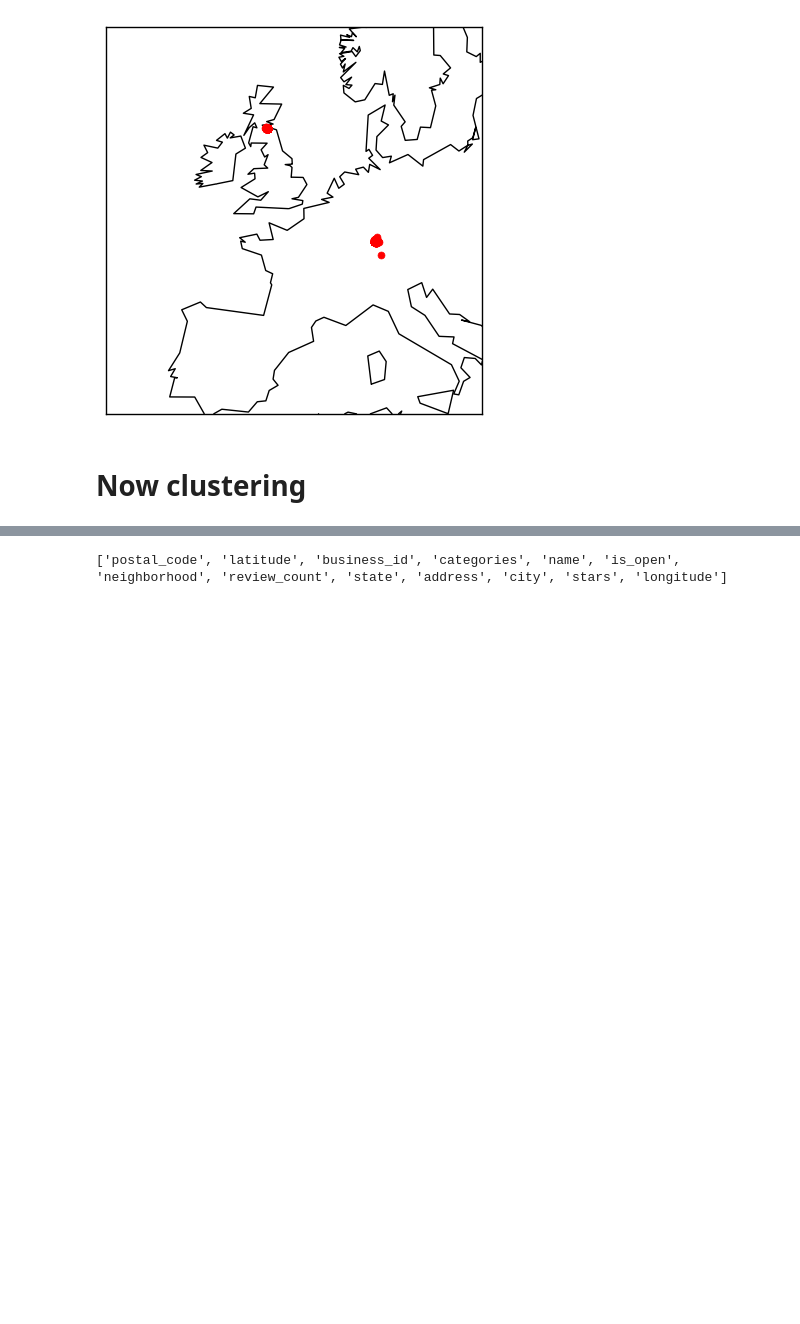
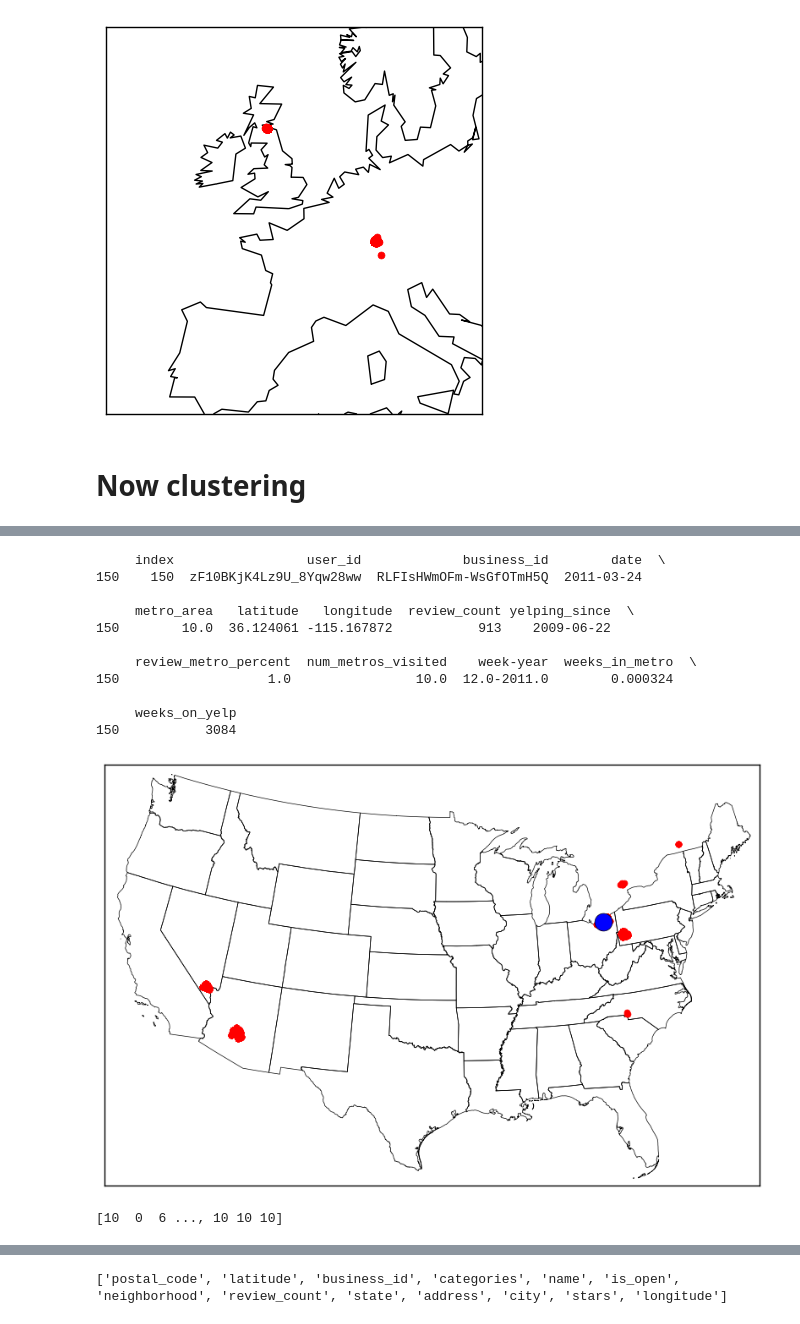
Before and after one commit to adgilbert/collaborative-filtering, a Jupyter notebook: GetFeatures.ipynb, the cells around one changed output, grey strips where cells are left out. Drawn from its saved outputs; the diff is of its cells as text; code cells hidden in the pictures; blank space fills up the shorter version.

```diff
--- a/GetFeatures.ipynb
+++ b/GetFeatures.ipynb
@@ -278,0 +411,27 @@ plot_all_points_world(points, plot_clusters)
+# %%
+
+user_b = weeks_metro.loc[weeks_metro.user_id.isin(user_res.loc[user_res.group == 1, 'user_id'])])
+plot_clusters = dict(
+                    latitude=clusters[0][1, 0].reshape((1, -1)),
+                    longitude=clusters[0][1, 1].reshape((1, -1))
+                    )
+plot_all_points_US(user_b[['latitude', 'longitude']], plot_clusters)
+# %% [output]
+     index                 user_id             business_id        date  \
+150    150  zF10BKjK4Lz9U_8Yqw28ww  RLFIsHWmOFm-WsGfOTmH5Q  2011-03-24
+
+     metro_area   latitude   longitude  review_count yelping_since  \
+150        10.0  36.124061 -115.167872           913    2009-06-22
+
+     review_metro_percent  num_metros_visited    week-year  weeks_in_metro  \
+150                   1.0                10.0  12.0-2011.0        0.000324
+
+     weeks_on_yelp
+150           3084
+[figure, added]
+# %%
+print(user_clustering[1])
+user_res = user_features.copy()
+user_res['group'] = user_clustering[1]
+# %% [output]
+[10  0  6 ..., 10 10 10]
```
Also changed, not shown: parts of 34 cells of this notebook, 26 other files.
